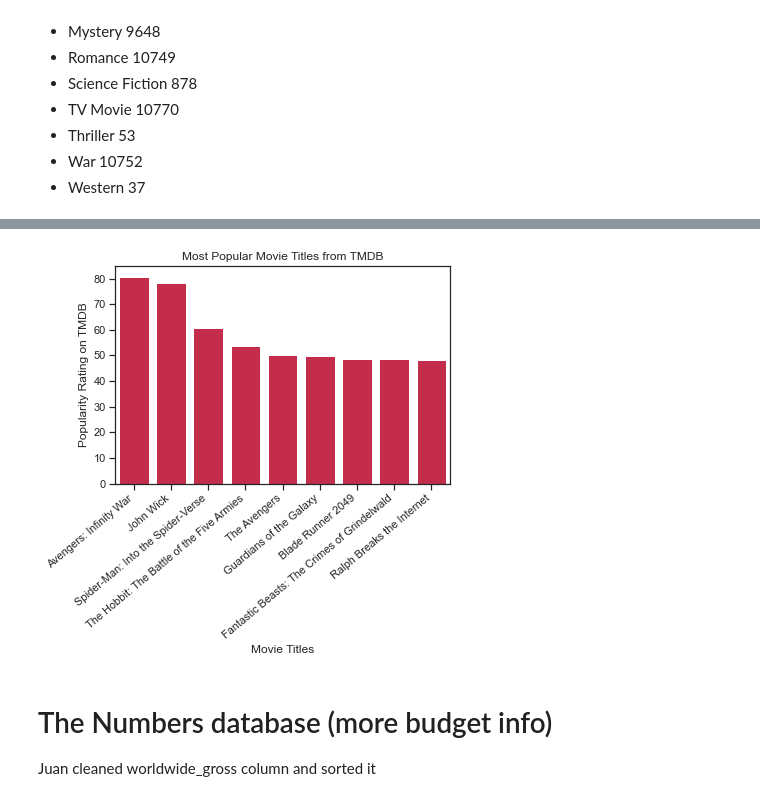
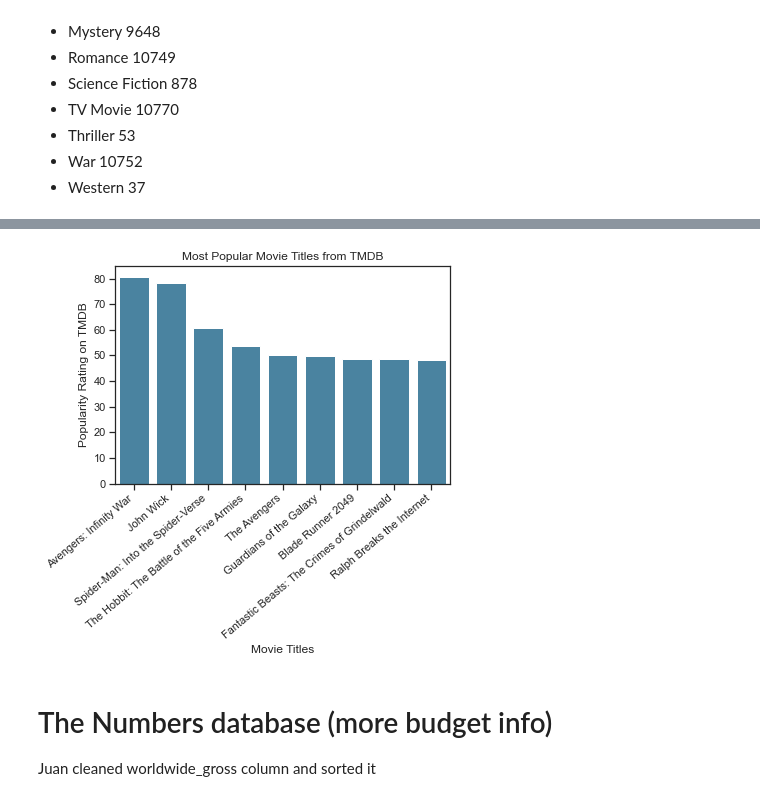
Before and after one commit to mccafj/MS-movie-studio-project, a Jupyter notebook: Jons notebook.ipynb, the cells around one changed output, grey strips where cells are left out. Drawn from its saved outputs; the diff is of its cells as text; code cells hidden in the pictures.

```diff
--- a/Jons notebook.ipynb
+++ b/Jons notebook.ipynb
@@ -565,15 +576,15 @@ most_popular_ten
 | 23814 | 23814 | [12] | 338952 | en | Fantastic Beasts: The Crimes of G... | 48.508 | 2018-11-16 | Fantastic Beasts: The Crimes of G... | ... |
 | 23815 | 23815 | [10751, 16, 35, 14, 12] | 404368 | en | Ralph Breaks the Internet | 48.057 | 2018-11-21 | Ralph Breaks the Internet | ... |
 # %%
-ax = sns.barplot(data=most_popular_ten, x='original_title', y='popularity', color='crimson')
+ax = sns.barplot(data=most_popular_ten, x='original_title', y='popularity', color='#3c87ae')
 
 ax.set_xticklabels(ax.get_xticklabels(), rotation=40, ha="right")
 ax.set_xlabel('Movie Titles')
 ax.set_ylabel('Popularity Rating on TMDB')
 ax.set_title('Most Popular Movie Titles from TMDB')
 plt.savefig('./zippedData/most popular movie titles from TMDB', bbox_inches='tight', dpi=300);
 # %% [output]
-[figure, old version]
+[figure, new version]
 # %% [markdown]
 # The Numbers database (more budget info)
 
```
Also changed, not shown: parts of 13 cells of this notebook, 3 other files.
